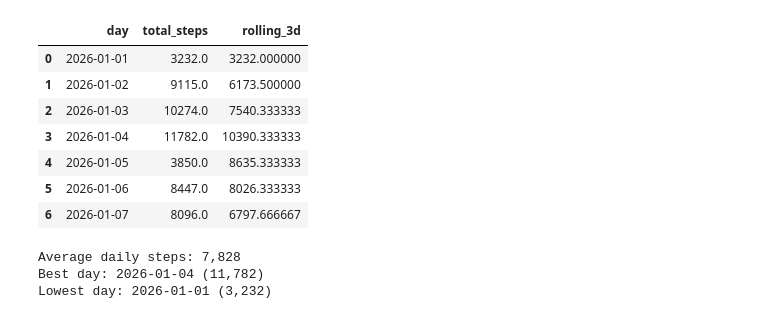
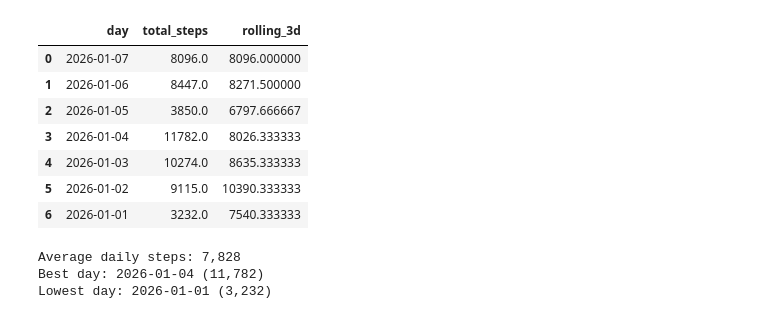
Before and after one commit to helloskyy-io/Open-Vitals, a Jupyter notebook: notebooks/01_steps_merged_daily.ipynb, the cells around one changed output. Cells and saved outputs as stored; diff of their text form; code cells hidden in the pictures.

Commit message:
swapped sort order for results

```diff
--- a/notebooks/01_steps_merged_daily.ipynb
+++ b/notebooks/01_steps_merged_daily.ipynb
@@ -117,41 +117,41 @@ iphone_valid_seconds AS (
         WHERE isec.second_ts >= wdw.window_start
           AND isec.second_ts <  wdw.window_end
     )
 ),
 
 iphone_daily AS (
     SELECT
         DATE(second_ts AT TIME ZONE 'America/New_York') AS day,
         FLOOR(SUM(steps_per_second)) AS iphone_steps
     FROM iphone_valid_seconds
     GROUP BY 1
 )
 
 SELECT
     COALESCE(w.day, i.day) AS day,
     COALESCE(w.watch_steps, 0) + COALESCE(i.iphone_steps, 0) AS total_steps
 FROM watch_daily w
 FULL OUTER JOIN iphone_daily i
     ON w.day = i.day
-ORDER BY day;
+ORDER BY day desc;
 """
 
 engine = create_engine(DB_URL, pool_pre_ping=True)
 with engine.connect() as conn:
     df = pd.read_sql(text(sql), conn)
 
 df["day"] = pd.to_datetime(df["day"])
 df["rolling_3d"] = df["total_steps"].rolling(3, min_periods=1).mean()
 df
 # %% [output]
 |  | day | total_steps | rolling_3d |
-| 0 | 2026-01-01 | 3232.0 | 3232.000000 |
-| 1 | 2026-01-02 | 9115.0 | 6173.500000 |
-| 2 | 2026-01-03 | 10274.0 | 7540.333333 |
-| 3 | 2026-01-04 | 11782.0 | 10390.333333 |
-| 4 | 2026-01-05 | 3850.0 | 8635.333333 |
-| 5 | 2026-01-06 | 8447.0 | 8026.333333 |
-| 6 | 2026-01-07 | 8096.0 | 6797.666667 |
+| 0 | 2026-01-07 | 8096.0 | 8096.000000 |
+| 1 | 2026-01-06 | 8447.0 | 8271.500000 |
+| 2 | 2026-01-05 | 3850.0 | 6797.666667 |
+| 3 | 2026-01-04 | 11782.0 | 8026.333333 |
+| 4 | 2026-01-03 | 10274.0 | 8635.333333 |
+| 5 | 2026-01-02 | 9115.0 | 10390.333333 |
+| 6 | 2026-01-01 | 3232.0 | 7540.333333 |
 # %%
 # Demo-ready summary stats
 avg_steps = int(df['total_steps'].mean())
```
Also changed, not shown: 3 other files.
